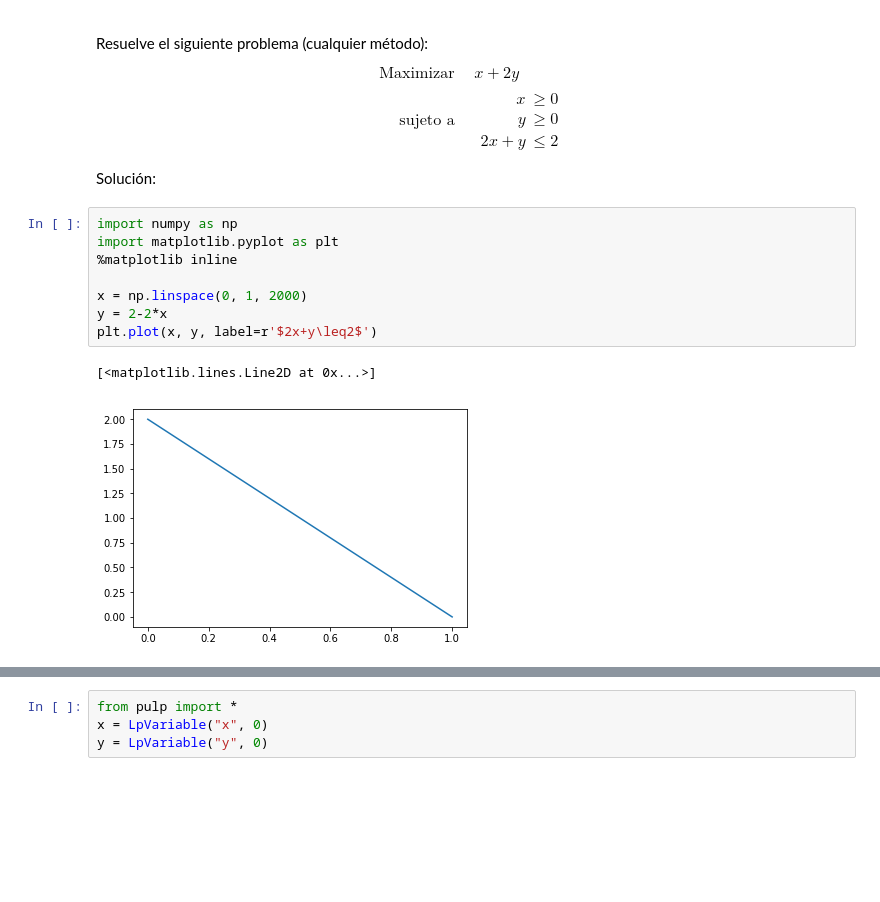
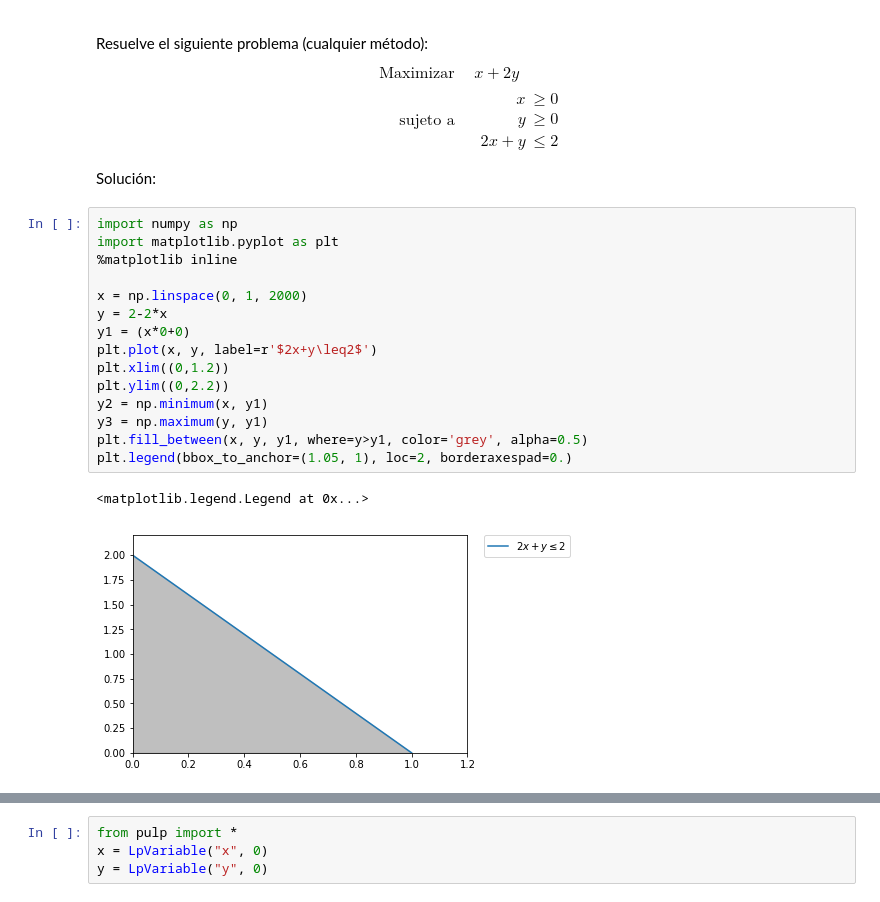
Before and after one commit to NellyMariela/Programacion-Lineal, a Jupyter notebook: examen1.ipynb, the cells around one changed output, grey strips where cells are left out. Saved outputs shown, nothing was run; the diff lists cells and outputs as text; blank space fills up the shorter version.

```diff
--- a/examen1.ipynb
+++ b/examen1.ipynb
@@ -16,12 +16,19 @@ Resuelve el siguiente problema (cualquier método):
 # %%
 import numpy as np
 import matplotlib.pyplot as plt
 %matplotlib inline
 
 x = np.linspace(0, 1, 2000)
 y = 2-2*x
+y1 = (x*0+0)
 plt.plot(x, y, label=r'$2x+y\leq2$')
+plt.xlim((0,1.2))
+plt.ylim((0,2.2))
+y2 = np.minimum(x, y1)
+y3 = np.maximum(y, y1)
+plt.fill_between(x, y, y1, where=y>y1, color='grey', alpha=0.5)
+plt.legend(bbox_to_anchor=(1.05, 1), loc=2, borderaxespad=0.)
 # %% [output]
-[<matplotlib.lines.Line2D at 0x...>]
+<matplotlib.legend.Legend at 0x...>
-[figure, old version]
+[figure, new version]
 # %%
```
Also changed, not shown: parts of 3 cells of this notebook.
